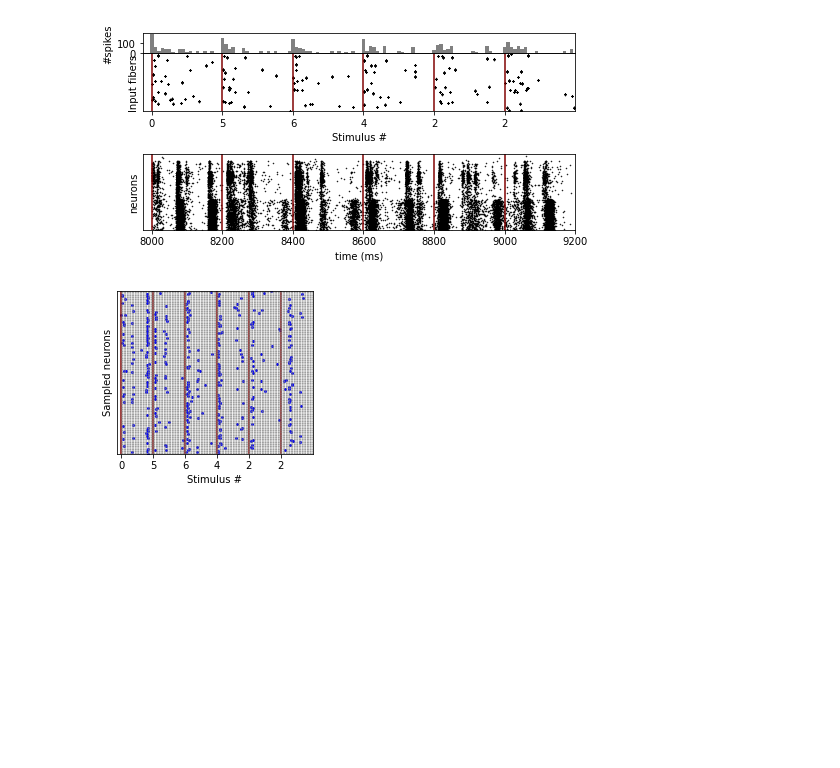
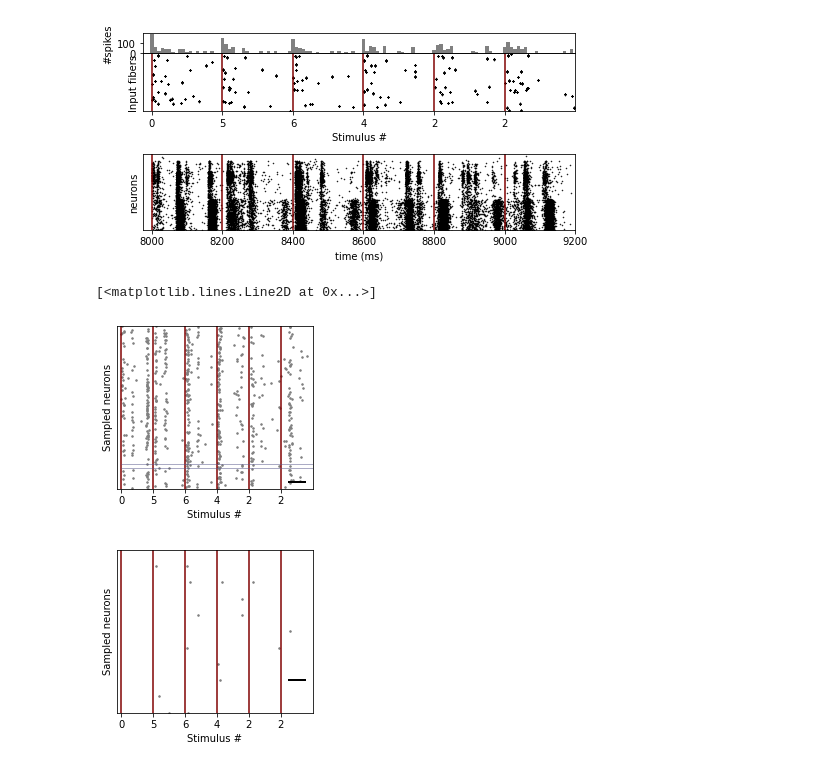
Before and after one commit to BlueBrain/topological_sampling, a Jupyter notebook: notebooks/Figure 1.ipynb, the cells around one changed output. Drawn from its saved outputs; the diff is of its cells as text; code cells hidden in the pictures; blank space fills up the shorter version.

```diff
--- a/notebooks/Figure 1.ipynb
+++ b/notebooks/Figure 1.ipynb
@@ -113,28 +113,56 @@ F.save(fig, fn="panel_a")
 # %%
 gids_selected = tribes[exemplary_tribe[0]][exemplary_tribe[1]][exemplary_tribe[2]]["gids"]
 gids_selected = [_g for _g in gids_selected if _g in s_out[:, 1]]
 
 fig = plt.figure(figsize=(3.5, 3.0))
 ax = fig.gca()
 s_out_s = s_out[numpy.in1d(s_out[:, 1], gids_selected), :]
 s_out_s[:, 1] = [gids_selected.index(_x) for _x in s_out_s[:, 1]]
-ax.plot(s_out_s[:, 0], s_out_s[:, 1], 'b.', ms=4)
+ax.plot(s_out_s[:, 0], s_out_s[:, 1], '.', ms=3, color='grey')
 
 ax.set_ylim([0, len(gids_selected)])
 xticks = []
 xticklabels = []
 for y in numpy.arange(t_win[0], t_win[1], 200):
     ax.plot([y, y], ax.get_ylim(), color='maroon')
     xticks.append(y)
     xticklabels.append(stims[int((y - t_stims_start) / t_stim_dur)])
-for x in numpy.arange(0.5, len(gids_selected) + 0.5, 1):
-    ax.plot(t_win, [x, x], lw=0.5, ls='--', color='grey')
+#for x in numpy.arange(0.5, len(gids_selected) + 0.5, 1):
+#    ax.plot(t_win, [x, x], lw=0.1, ls='--', color='grey')
 ax.set_xticks(xticks); ax.set_xticklabels(xticklabels)
 ax.set_xlabel("Stimulus #")
 ax.set_yticks([])
 ax.set_ylabel('Sampled neurons')
 ax.set_xlim([t_win[0] - 25, t_win[1]])
 
+ax.plot([t_win[1] - 150, t_win[1] - 50], [15, 15], lw=2, color='black')
+
 F.save(fig, fn="panel_b")
+
+ax.plot(t_win, [45, 45], lw=0.5, color=[0.35, 0.35, 0.55])
+ax.plot(t_win, [55, 55], lw=0.5, color=[0.35, 0.35, 0.55])
+
+fig = plt.figure(figsize=(3.5, 3.0))
+ax = fig.gca()
+in_inset = (s_out_s[:, 1] >= 45) & (s_out_s[:, 1] < 55)
+ax.plot(s_out_s[in_inset, 0], s_out_s[in_inset, 1], '.', ms=3, color='grey')
+
+ax.set_ylim([45, 55])
+xticks = []
+xticklabels = []
+for y in numpy.arange(t_win[0], t_win[1], 200):
+    ax.plot([y, y], ax.get_ylim(), color='maroon')
+    xticks.append(y)
+    xticklabels.append(stims[int((y - t_stims_start) / t_stim_dur)])
+
+ax.set_xticks(xticks); ax.set_xticklabels(xticklabels)
+ax.set_xlabel("Stimulus #")
+ax.set_yticks([])
+ax.set_ylabel('Sampled neurons')
+ax.set_xlim([t_win[0] - 25, t_win[1]])
+
+ax.plot([t_win[1] - 150, t_win[1] - 50], [47, 47], lw=2, color='black')
 # %% [output]
+[<matplotlib.lines.Line2D at 0x...>]
-[figure, old version]
+[figure, new version]
+[figure, added]
```
Also changed, not shown: 11 other files.
